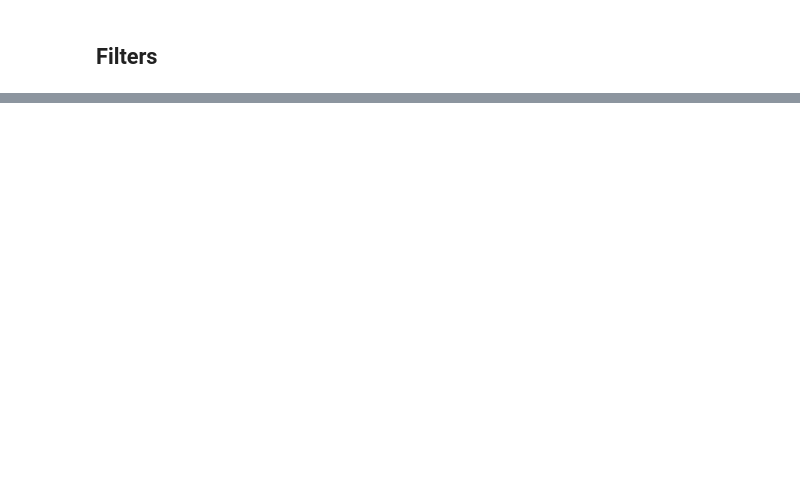
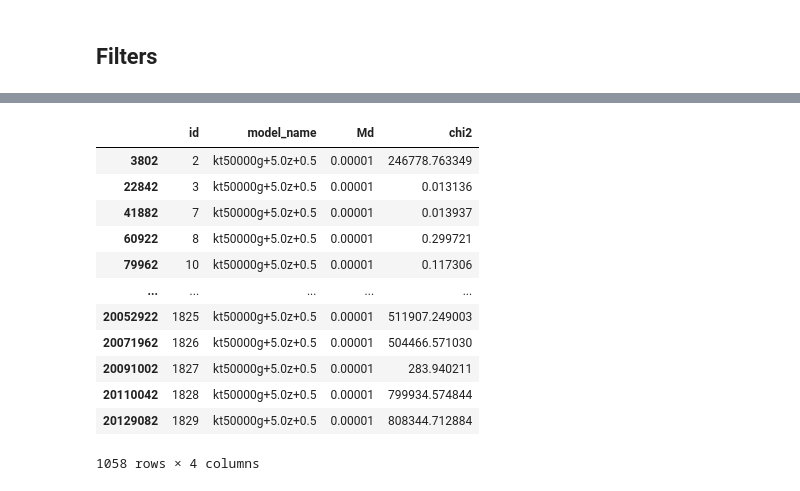
Before and after one commit to Jack3690/INSIST, a Jupyter notebook: UV_Stellar_Catalog.ipynb, the cells around one changed output, grey strips where cells are left out. Cells and saved outputs as stored; diff of their text form; code cells hidden in the pictures; blank space fills up the shorter version.

```diff
--- a/UV_Stellar_Catalog.ipynb
+++ b/UV_Stellar_Catalog.ipynb
@@ -363,0 +463,42 @@ plt.plot(chi2)
+# %%
+f1 = Table.read('models_kurucz/convolved/PS1g.fits',hdu=1)['TOTAL_FLUX'].value[:,0]
+f2 = Table.read('models_kurucz/convolved/PS1i.fits',hdu=1)['TOTAL_FLUX'].value[:,0]
+f3 = Table.read('models_kurucz/convolved/PS1r.fits',hdu=1)['TOTAL_FLUX'].value[:,0]
+f4 = Table.read('models_kurucz/convolved/PS1z.fits',hdu=1)['TOTAL_FLUX'].value[:,0]
+f5 = Table.read('models_kurucz/convolved/PS1y.fits',hdu=1)['TOTAL_FLUX'].value[:,0]
+model_name = [ i  for i in Table.read('models_kurucz/convolved/PS1g.fits',hdu=1)['MODEL_NAME']]
+# %%
+chi_set = []
+for i,row in df_out.iterrows():
+  flux     = row[['gPSFFlux', 'rPSFFlux', 'iPSFFlux', 'zPSFFlux', 'yPSFFlux']].values
+  flux_err = row[['gPSFFlux_err', 'rPSFFlux_err', 'iPSFFlux_err', 'zPSFFlux_err', 'yPSFFlux_err']].values
+
+  for Md in np.linspace(1e-5,1e-15,5):
+    for j,model_flux in enumerate(zip(f1,f2,f3,f4,f5)):
+      model_flux = np.array(model_flux)
+      chi = (flux - Md*model_flux)/flux_err
+      chi2 = chi@chi
+      chi_set.append([i,model_name[j],Md,chi2])
+# %%
+df_chi = pd.DataFrame(chi_set, columns = ['id','model_name','Md','chi2'])
+# %%
+df_chi_min = df_chi[0:0]
+for i in df_chi['id'].unique():
+  df_temp = df_chi[ df_chi['id'] == i]
+  df_chi_min = df_chi_min.append(df_temp[df_temp['chi2']==df_temp['chi2'].min()])
+# %%
+df_chi_min
+# %% [output]
+|  | id | model_name | Md | chi2 |
+| 3802 | 2 | kt50000g+5.0z+0.5 | 0.00001 | 246778.763349 |
+| 22842 | 3 | kt50000g+5.0z+0.5 | 0.00001 | 0.013136 |
+| 41882 | 7 | kt50000g+5.0z+0.5 | 0.00001 | 0.013937 |
+| 60922 | 8 | kt50000g+5.0z+0.5 | 0.00001 | 0.299721 |
+| 79962 | 10 | kt50000g+5.0z+0.5 | 0.00001 | 0.117306 |
+| ... | ... | ... | ... | ... |
+| 20052922 | 1825 | kt50000g+5.0z+0.5 | 0.00001 | 511907.249003 |
+| 20071962 | 1826 | kt50000g+5.0z+0.5 | 0.00001 | 504466.571030 |
+| 20091002 | 1827 | kt50000g+5.0z+0.5 | 0.00001 | 283.940211 |
+| 20110042 | 1828 | kt50000g+5.0z+0.5 | 0.00001 | 799934.574844 |
+| 20129082 | 1829 | kt50000g+5.0z+0.5 | 0.00001 | 808344.712884 |
+1058 rows × 4 columns
```
Also changed, not shown: parts of 14 cells of this notebook.
